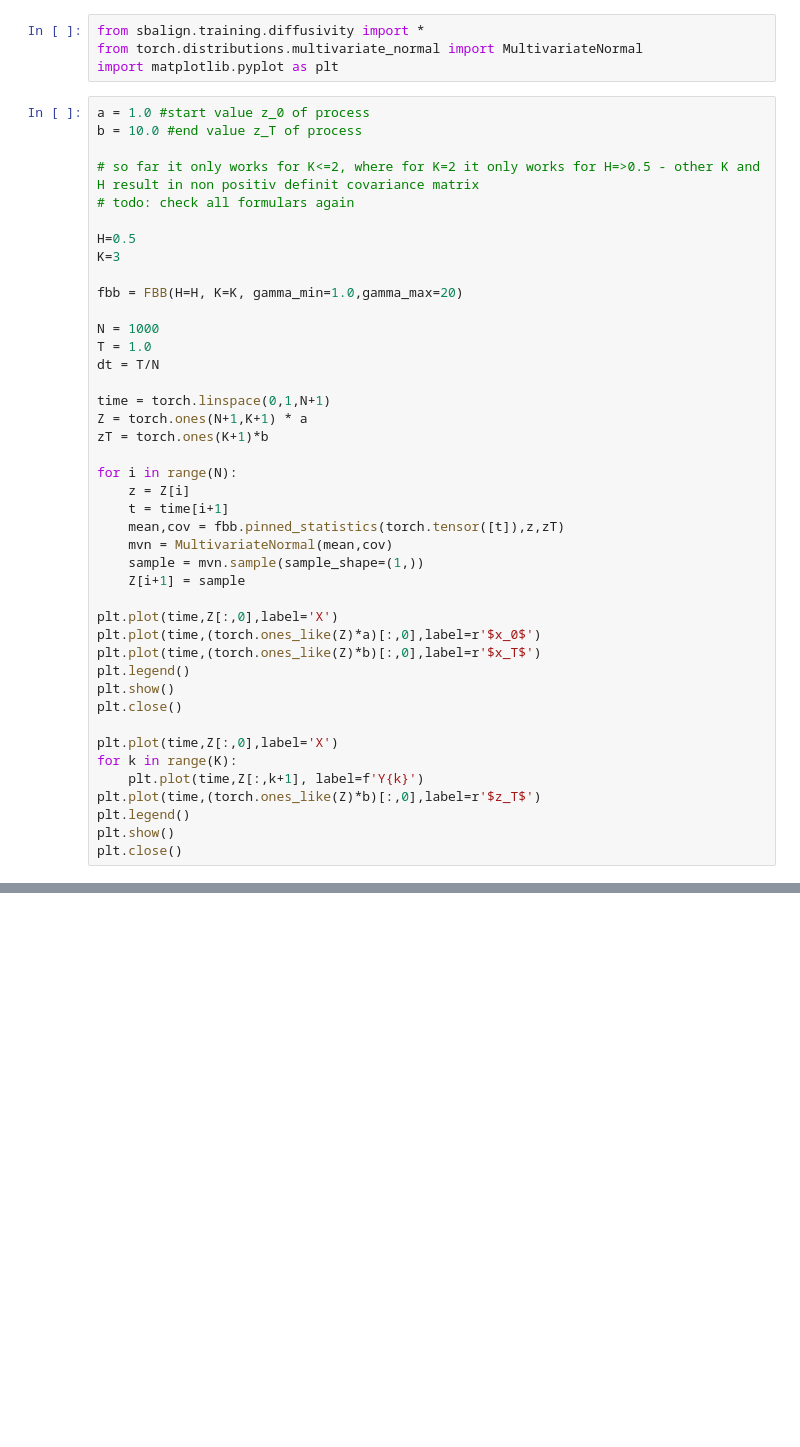
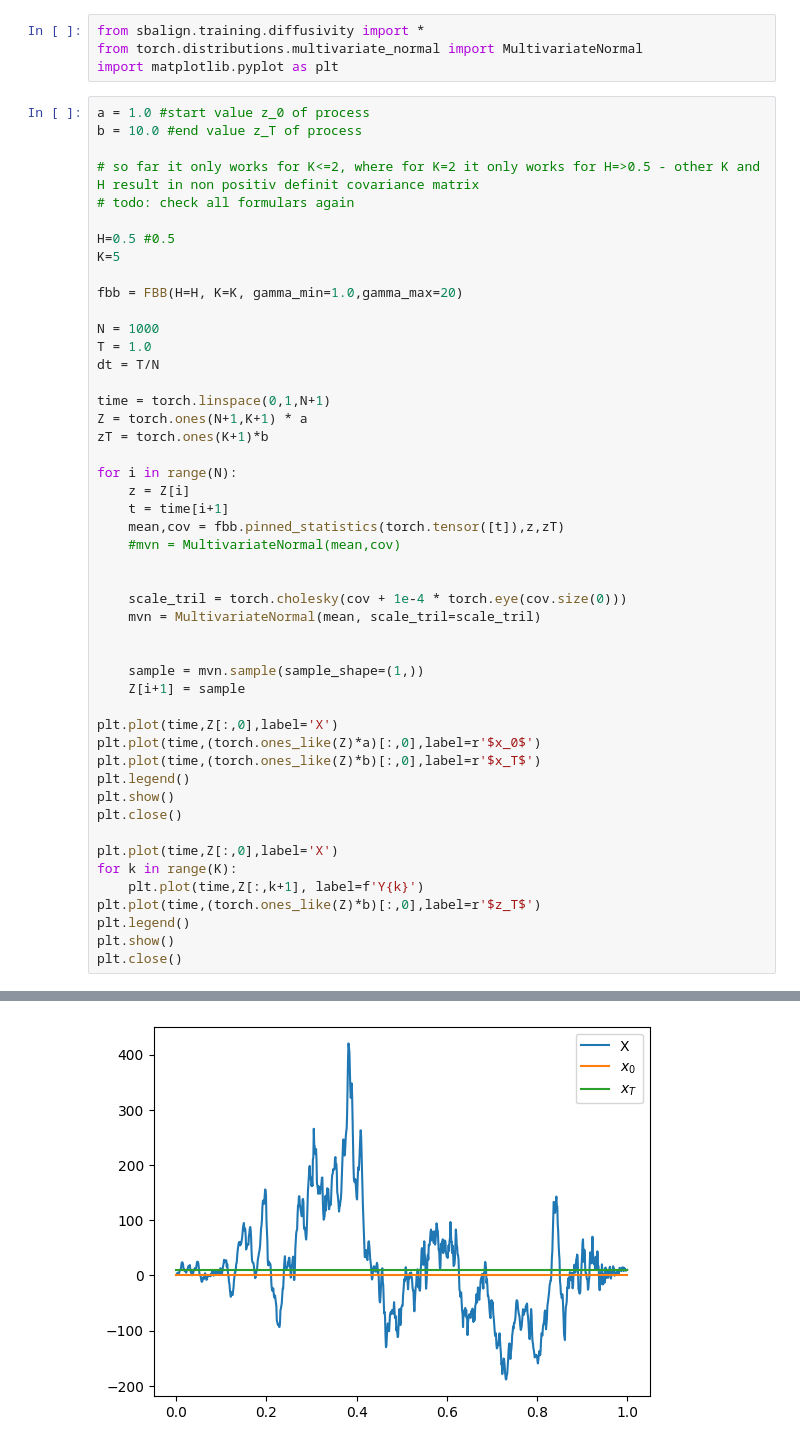
Before and after one commit to ArinaBelova/aligned_diffusion_bridges, a Jupyter notebook: toy/fbb_exp.ipynb, the cells around one changed output, grey strips where cells are left out. Drawn from its saved outputs; the diff is of its cells as text; blank space fills up the shorter version.

```diff
--- a/toy/fbb_exp.ipynb
+++ b/toy/fbb_exp.ipynb
@@ -9,8 +9,8 @@ b = 10.0 #end value z_T of process
 # so far it only works for K<=2, where for K=2 it only works for H=>0.5 - other K and H result in non positiv definit covariance matrix
 # todo: check all formulars again
 
-H=0.5
-K=3
+H=0.5 #0.5
+K=5
 
 fbb = FBB(H=H, K=K, gamma_min=1.0,gamma_max=20)
 
@@ -26,7 +26,13 @@ for i in range(N):
     z = Z[i]
     t = time[i+1]
     mean,cov = fbb.pinned_statistics(torch.tensor([t]),z,zT)
-    mvn = MultivariateNormal(mean,cov)
+    #mvn = MultivariateNormal(mean,cov)
+
+
+    scale_tril = torch.cholesky(cov + 1e-4 * torch.eye(cov.size(0)))
+    mvn = MultivariateNormal(mean, scale_tril=scale_tril)
+
+
     sample = mvn.sample(sample_shape=(1,))
     Z[i+1] = sample
 
@@ -57,0 +97 @@ tensor([[[0.0123, 0.0020, 0.0020, 0.0020],
+[figure, added]
```
Also changed, not shown: parts of 1 cell of this notebook, 7 other files.
